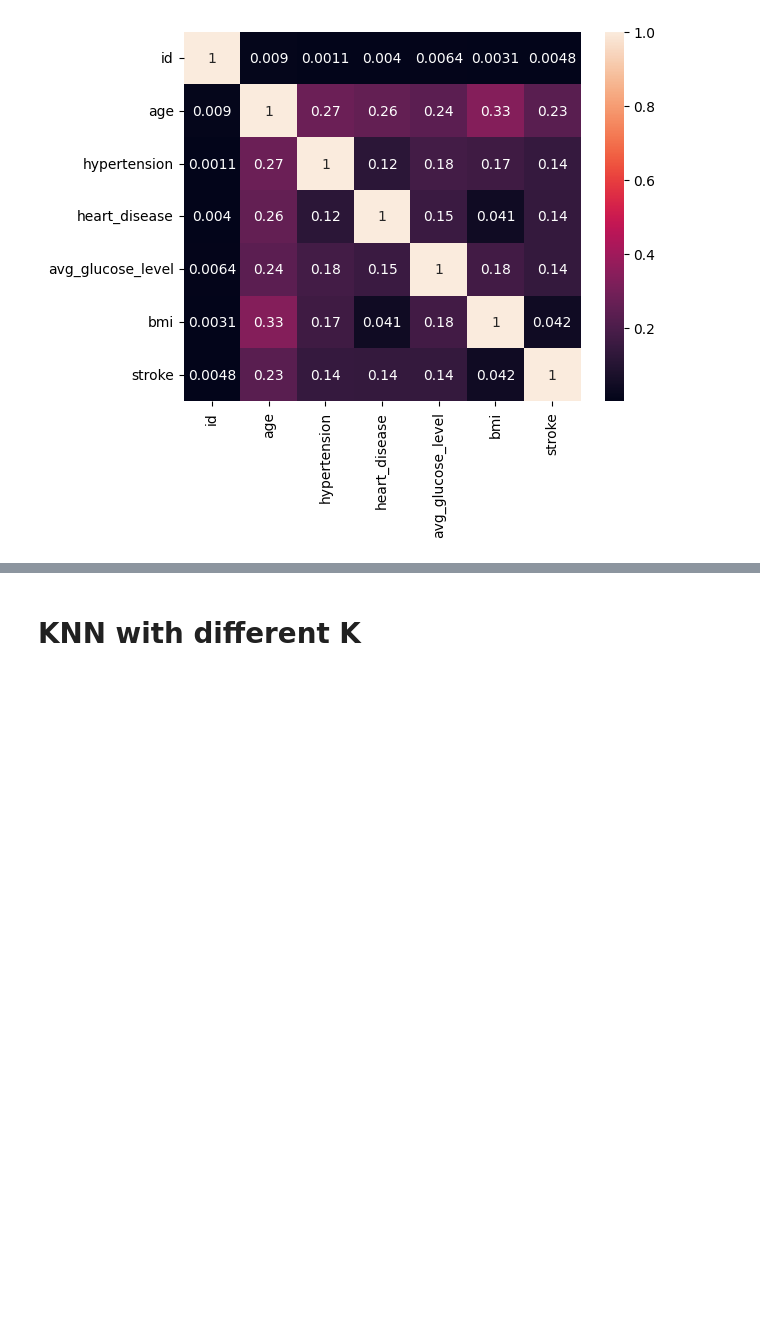
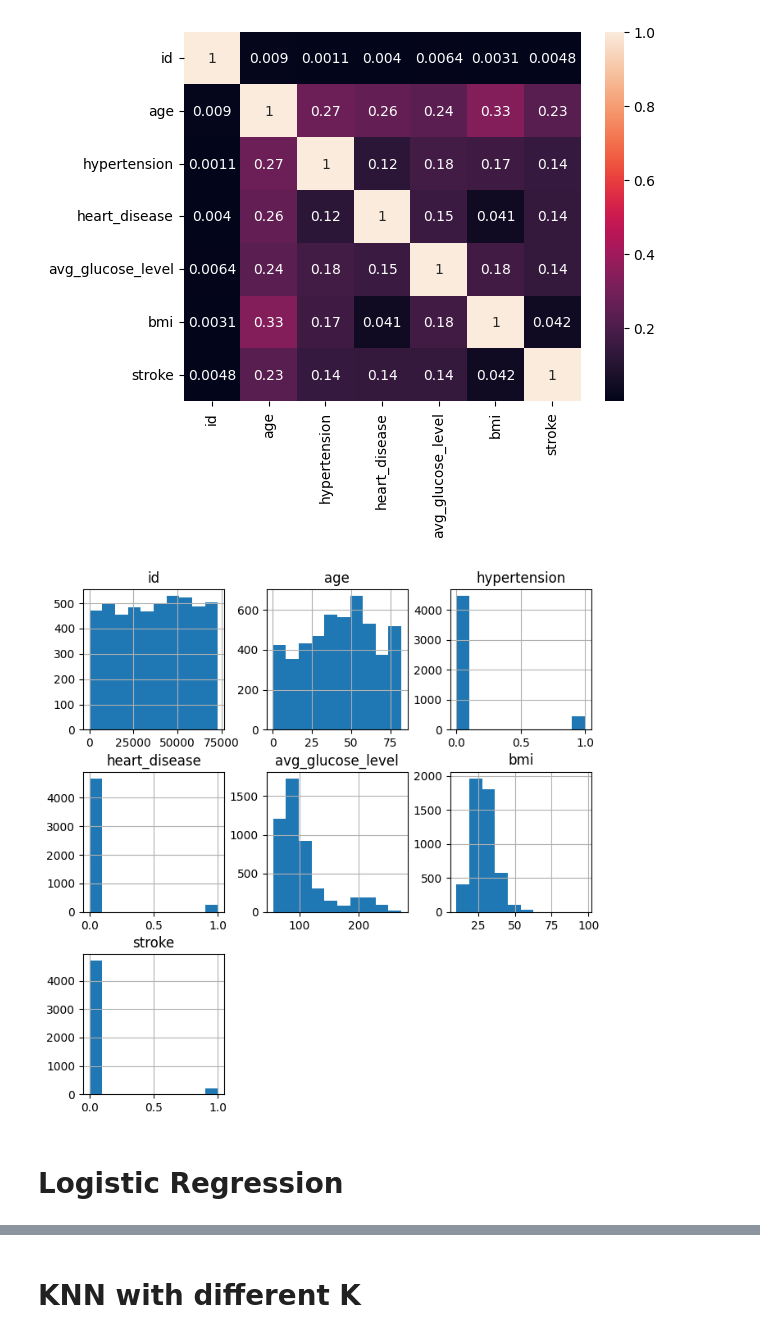
Before and after one commit to akshat1712/MA515_FDS_Project, a Jupyter notebook: Stroke_Analysis.ipynb, the cells around one changed output, grey strips where cells are left out. Saved outputs shown, nothing was run; the diff lists cells and outputs as text; code cells hidden in the pictures; blank space fills up the shorter version.

```diff
--- a/Stroke_Analysis.ipynb
+++ b/Stroke_Analysis.ipynb
@@ -70,3 +72,11 @@ sns.heatmap(df.corr(numeric_only=True), annot=True)
 # %% [output]
 <Axes: >
 [figure]
+# %%
+df.hist(figsize=(8,8))
+plt.title('Histograms of Features')
+plt.show()
+# %% [output]
+[figure, added]
+# %% [markdown]
+# Logistic Regression
```
Also changed, not shown: parts of 17 cells of this notebook.
